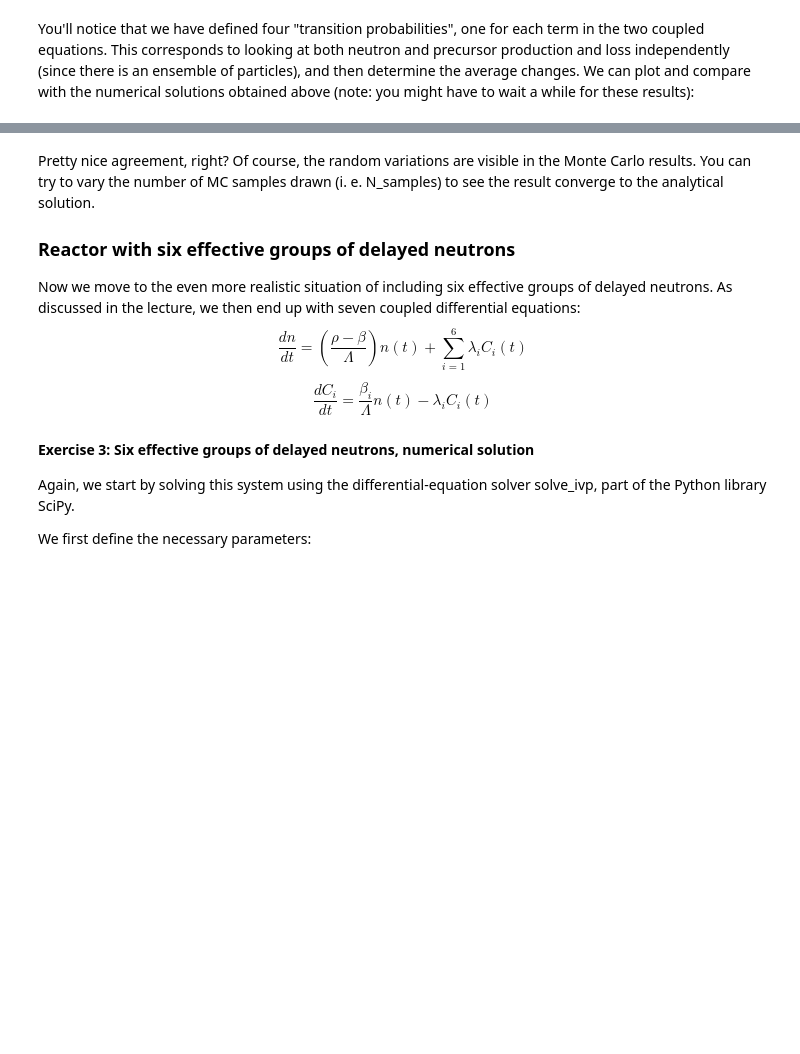
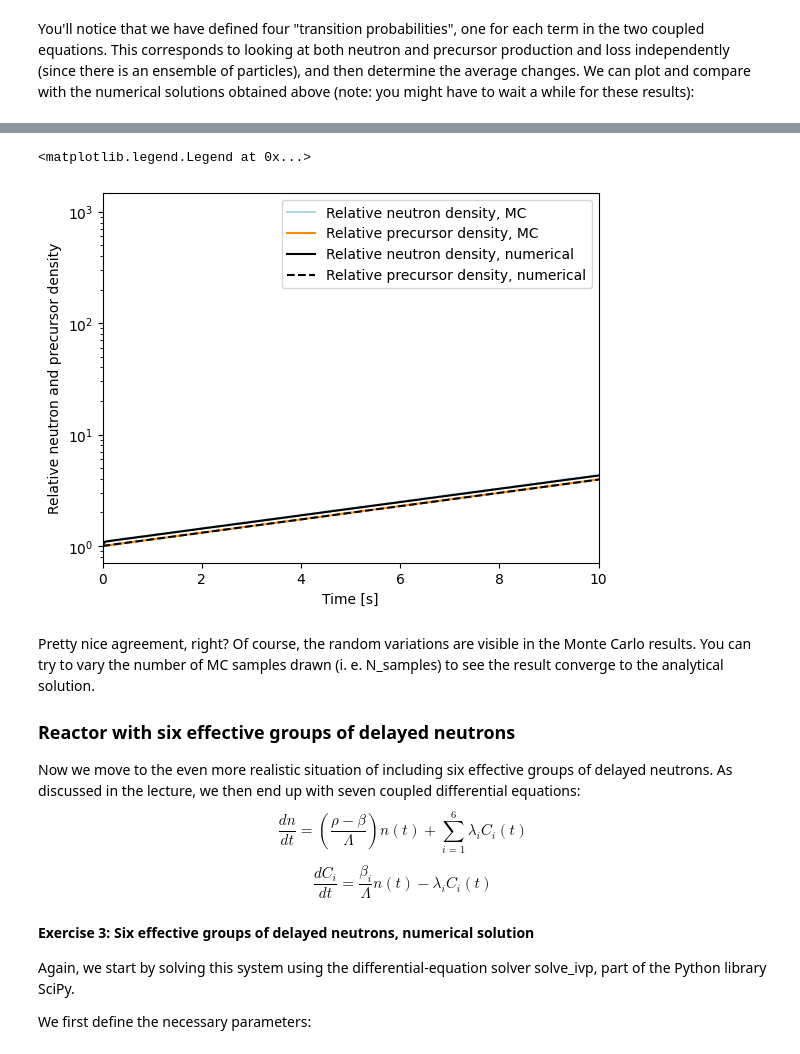
Before and after one commit to sewerininc/poetry_envs, a Jupyter notebook: reaktorfysik/RFP/Datalabs/Datalab08/8-Reactor_kinetics.ipynb, the cells around one changed output, grey strips where cells are left out. Cells and saved outputs as stored; diff of their text form; code cells hidden in the pictures; blank space fills up the shorter version.

```diff
--- a/reaktorfysik/RFP/Datalabs/Datalab08/8-Reactor_kinetics.ipynb
+++ b/reaktorfysik/RFP/Datalabs/Datalab08/8-Reactor_kinetics.ipynb
@@ -216,7 +216,10 @@ lambda_six_gr = np.log(2.)/half_life_six_gr
 
 ## Here, enter your calculations to get the beta and lambda values for the one-group approximation:
 
-beta_tot = # enter your code here. This should be the sum of the betas for the different groups
-lambda_one_gr = # enter code here. This should be the averages 1-group delayed neutron decay constant
+beta_tot = beta_six_gr.sum()
+# enter your code here. This should be the sum of the betas for the different groups
+
+lambda_one_gr = lambda_six_gr.mean()
+# enter code here. This should be the averages 1-group delayed neutron decay constant
 # %% [markdown]
 Then, we define the actual system of differential equations:
@@ -226,21 +237,27 @@ def one_group_system(t, z, rho, beta_tot, Lambda, lambda_one_gr):
     n, C = z
 
     ## Here, enter the one-group point kinetics equations (i. e. dn/dt and dC/dt):
-    dn_dt = # enter code here
-    dC_dt = # enter code here
+    dn_dt = (rho - beta_tot) / Lambda * n + lambda_one_gr * C
+    # enter code here
+    dC_dt = beta_tot / Lambda * n - lambda_one_gr * C
+    # enter code here
 
     return [dn_dt, dC_dt]
 # %% [markdown]
 To solve the system of differential equations, we need to provide initial conditions, i. e. $n(0)$ and $C(0)$, along with a time axis along which to solve the system. Note that we put $n(0) = 1$ because again we are just interested in the relative change relative to $n(0)$ (so $n(0)$ is arbitrary in this particular way of doing things). You should also enter the expression for $C(0)$, which is a combination of $\beta$, $\lambda$, $\Lambda$ and $n(0)$ as discussed in the lecture:
 # %%
 n_0 = 1
-C_0 = # enter code here, i.e. the initial condition on C (C at time 0)
+C_0 = (2 * beta_tot - rho) / (2 * lambda_one_gr * Lambda)
+
+# enter code here, i.e. the initial condition on C (C at time 0)
 
 t_numerical = np.linspace(0, 50, 1000)                      # solve the problem between t = 0 and t=50 seconds.
 # %% [markdown]
 Now, we may use the solver to solve this system of differential equations:
 # %%
-sol = solve_ivp(fun=one_group_system, t_span=[t_numerical[0], t_numerical[-1]], y0=[n_0, C_0], args=(rho, beta_tot, Lambda, lambda_one_gr), dense_output=True)          ## dense_output allows you to solve explicitly for the whole t vector later
+sol = solve_ivp(fun=one_group_system, t_span=[t_numerical[0], t_numerical[-1]], y0=[n_0, C_0], args=(rho, beta_tot, Lambda, lambda_one_gr),
+                dense_output=True)
+## dense_output allows you to solve explicitly for the whole t vector later
 
 
 solution_one_gr = sol.sol(t_numerical)
@@ -354,3 +377,18 @@ plt.legend()
+# %%
+plt.plot(t_MC, n/n_0, label='Relative neutron density, MC', color='lightblue')
+plt.plot(t_MC, C/C_0, label='Relative precursor density, MC', color='darkorange')
+
+plt.plot(t_numerical, n_numerical_one_gr/n_0, label='Relative neutron density, numerical', color='black')
+plt.plot(t_numerical, C_numerical_one_gr/C_0, label='Relative precursor density, numerical', linestyle='--', color='black')
+
+plt.yscale("log")
+plt.xlabel('Time [s]')
+plt.ylabel('Relative neutron and precursor density')
+plt.xlim(0, 10)
+plt.legend()
+# %% [output]
+<matplotlib.legend.Legend at 0x...>
+[figure, added]
 # %% [markdown]
 Pretty nice agreement, right? Of course, the random variations are visible in the Monte Carlo results. You can try to vary the number of MC samples drawn (i. e. N_samples) to see the result converge to the analytical solution.
 
```
Also changed, not shown: parts of 3 cells of this notebook.
